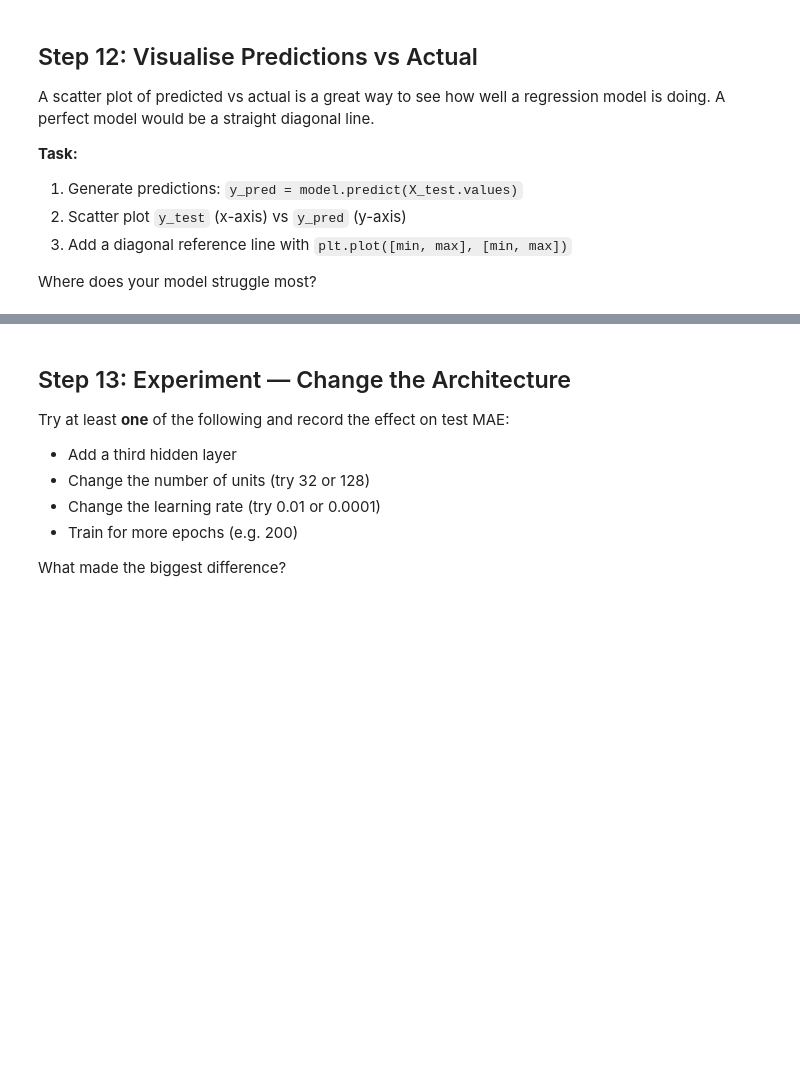
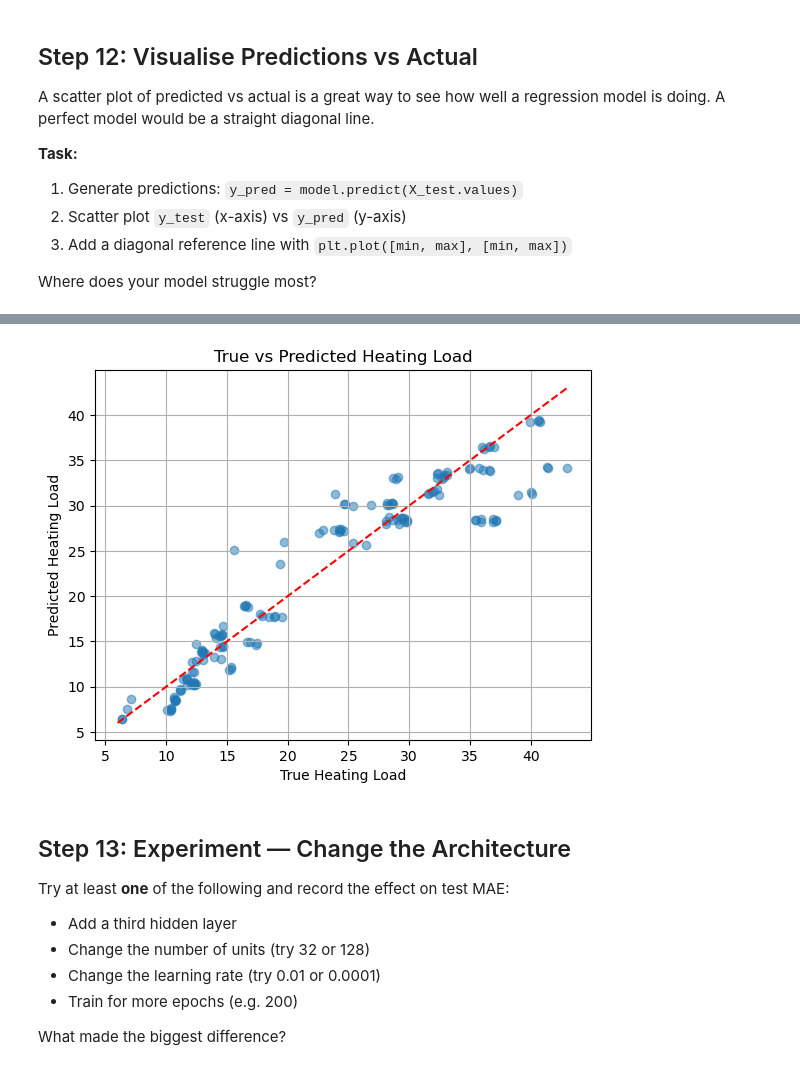
Before and after one commit to MatthewMcCarthy1/machine-learning-labs, a Jupyter notebook: lab_7/energy_efficiency_nn_exercise.ipynb, the cells around one changed output, grey strips where cells are left out. Cells and saved outputs as stored; diff of their text form; code cells hidden in the pictures; blank space fills up the shorter version.

```diff
--- a/lab_7/energy_efficiency_nn_exercise.ipynb
+++ b/lab_7/energy_efficiency_nn_exercise.ipynb
@@ -338,3 +338,13 @@ A scatter plot of predicted vs actual is a great way to see how well a regressio
 Where does your model struggle most?
 # %%
 # your code here
+y_pred = model.predict(X_test.values)
+y_pred = y_pred.flatten()
+plt.scatter(y_test, y_pred, alpha=0.5)
+plt.plot([y.min(), y.max()], [y.min(), y.max()], 'r--')
+plt.xlabel('True Heating Load')
+plt.ylabel('Predicted Heating Load')
+plt.title('True vs Predicted Heating Load')
+plt.grid(True)
+plt.show()
+# %% [output]
@@ -341,3 +352,4 @@ Where does your model struggle most?
+[figure, added]
 # %% [markdown]
 ## Step 13: Experiment — Change the Architecture
 
```
Also changed, not shown: parts of 1 cell of this notebook.
